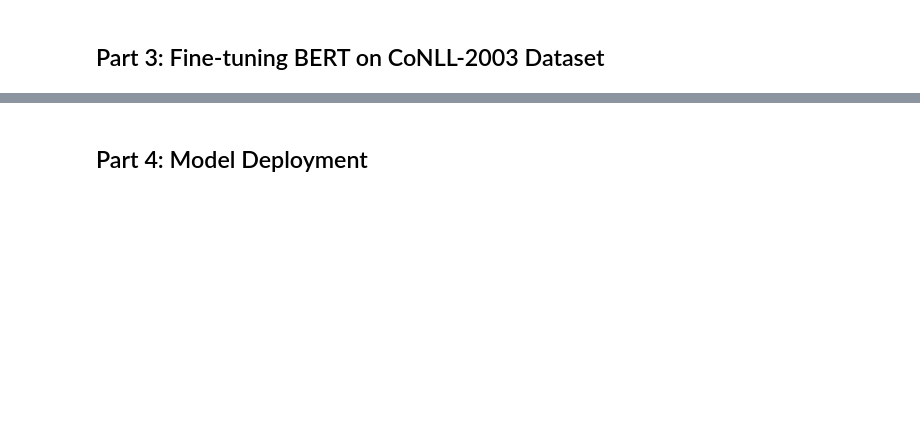
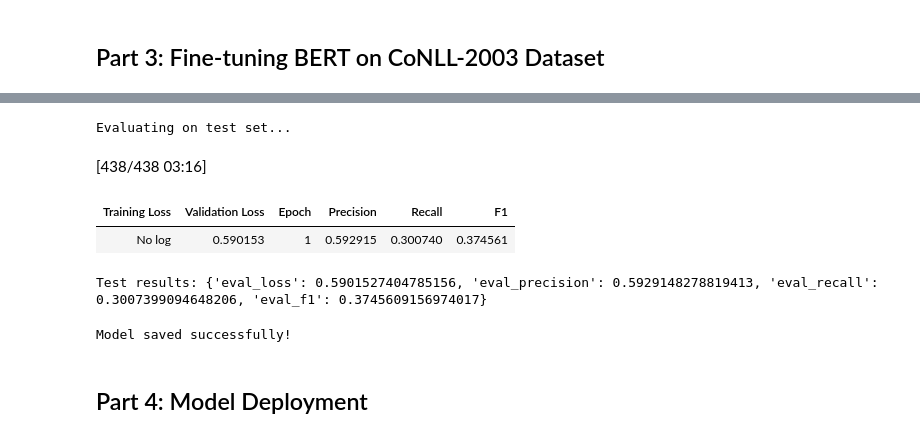
Before and after one commit to sksarvesh007/nlug-assignment, a Jupyter notebook: ner_case_study.ipynb, the cells around one changed output, grey strips where cells are left out. Saved outputs shown, nothing was run; the diff lists cells and outputs as text; code cells hidden in the pictures; blank space fills up the shorter version.

```diff
--- a/ner_case_study.ipynb
+++ b/ner_case_study.ipynb
@@ -368,13 +598,28 @@ else:
 # %%
 # Evaluate on test set (after training)
-# print("\nEvaluating on test set...")
-# results = trainer.evaluate(tokenized_datasets["test"])
-# print(f"Test results: {results}")
+print("\nEvaluating on test set...")
+# Check if test split exists, otherwise use validation
+if "test" in tokenized_datasets:
+    results = trainer.evaluate(tokenized_datasets["test"])
+    print(f"Test results: {results}")
+elif "validation" in tokenized_datasets:
+    results = trainer.evaluate(tokenized_datasets["validation"])
+    print(f"Validation results: {results}")
+else:
+    print("No test or validation split available for evaluation")
+# %% [output]
+Evaluating on test set...
+[438/438 03:16]
+| Training Loss | Validation Loss | Epoch | Precision | Recall | F1 |
+| No log | 0.590153 | 1 | 0.592915 | 0.300740 | 0.374561 |
+Test results: {'eval_loss': 0.5901527404785156, 'eval_precision': 0.5929148278819413, 'eval_recall': 0.3007399094648206, 'eval_f1': 0.3745609156974017}
 # %%
 # Save the fine-tuned model
-# trainer.save_model("./my-ner-model")
-# tokenizer.save_pretrained("./my-ner-model")
-# print("Model saved successfully!")
+trainer.save_model("./my-ner-model")
+tokenizer.save_pretrained("./my-ner-model")
+print("Model saved successfully!")
+# %% [output]
+Model saved successfully!
 # %% [markdown]
 ## Part 4: Model Deployment
 # %%
```
Also changed, not shown: parts of 20 cells of this notebook, 1 other file.
